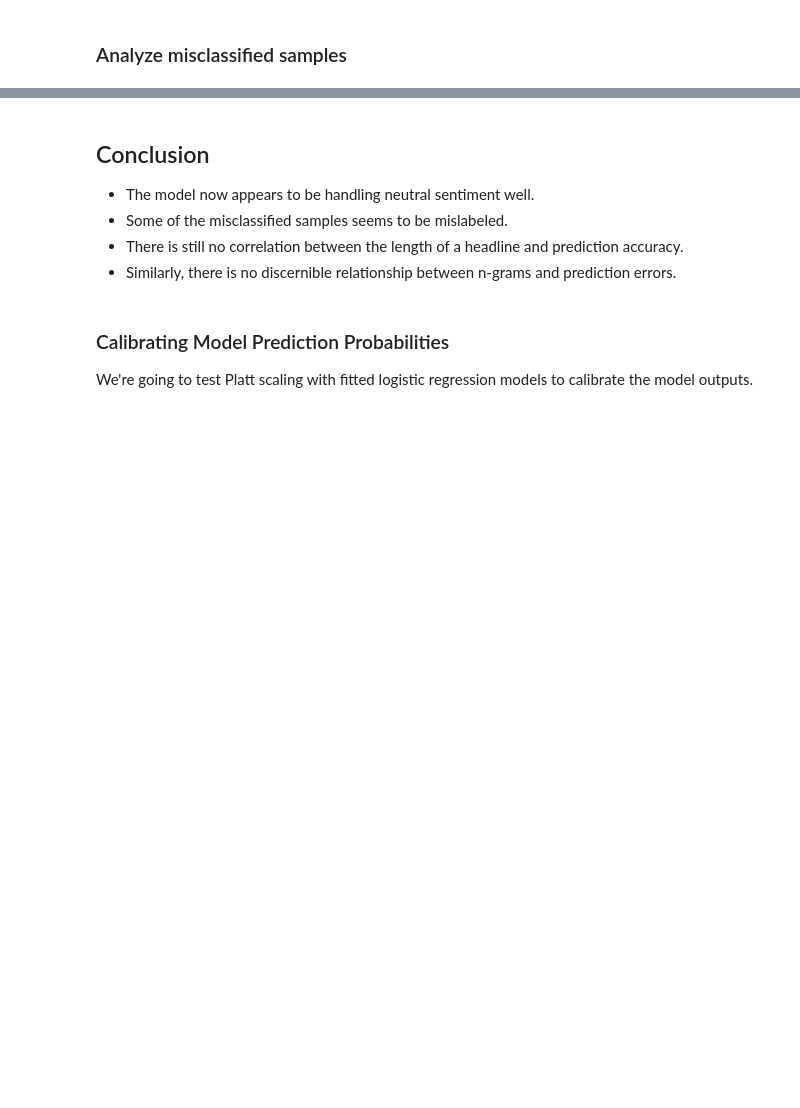
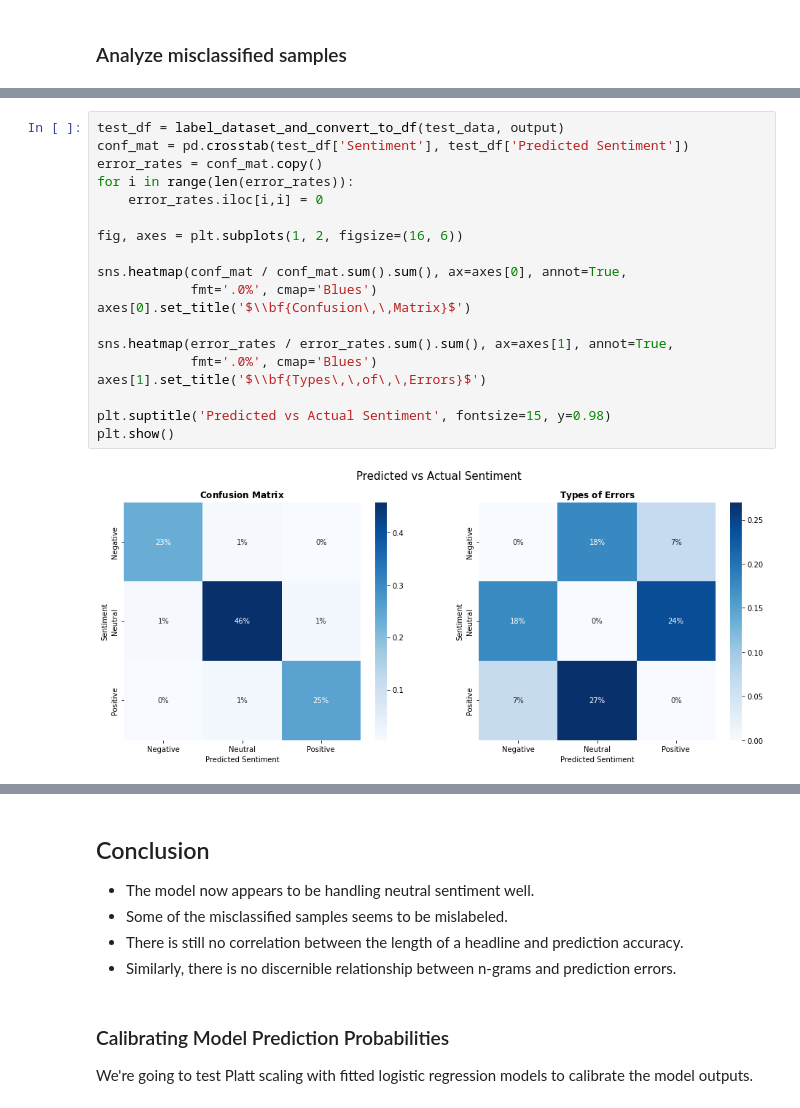
Before and after one commit to hakonmh/distilnews, a Jupyter notebook: src/sentiment-notebooks/distilbert_error_analysis.ipynb, the cells around one changed output, grey strips where cells are left out. Drawn from its saved outputs; the diff is of its cells as text; blank space fills up the shorter version.

```diff
--- a/src/sentiment-notebooks/distilbert_error_analysis.ipynb
+++ b/src/sentiment-notebooks/distilbert_error_analysis.ipynb
@@ -218,0 +164,21 @@ else:
+# %%
+test_df = label_dataset_and_convert_to_df(test_data, output)
+conf_mat = pd.crosstab(test_df['Sentiment'], test_df['Predicted Sentiment'])
+error_rates = conf_mat.copy()
+for i in range(len(error_rates)):
+    error_rates.iloc[i,i] = 0
+
+fig, axes = plt.subplots(1, 2, figsize=(16, 6))
+
+sns.heatmap(conf_mat / conf_mat.sum().sum(), ax=axes[0], annot=True,
+            fmt='.0%', cmap='Blues')
+axes[0].set_title('$\\bf{Confusion\,\,Matrix}$')
+
+sns.heatmap(error_rates / error_rates.sum().sum(), ax=axes[1], annot=True,
+            fmt='.0%', cmap='Blues')
+axes[1].set_title('$\\bf{Types\,\,of\,\,Errors}$')
+
+plt.suptitle('Predicted vs Actual Sentiment', fontsize=15, y=0.98)
+plt.show()
+# %% [output]
+[figure, added]
```
Also changed, not shown: parts of 17 cells of this notebook, 7 other files.
